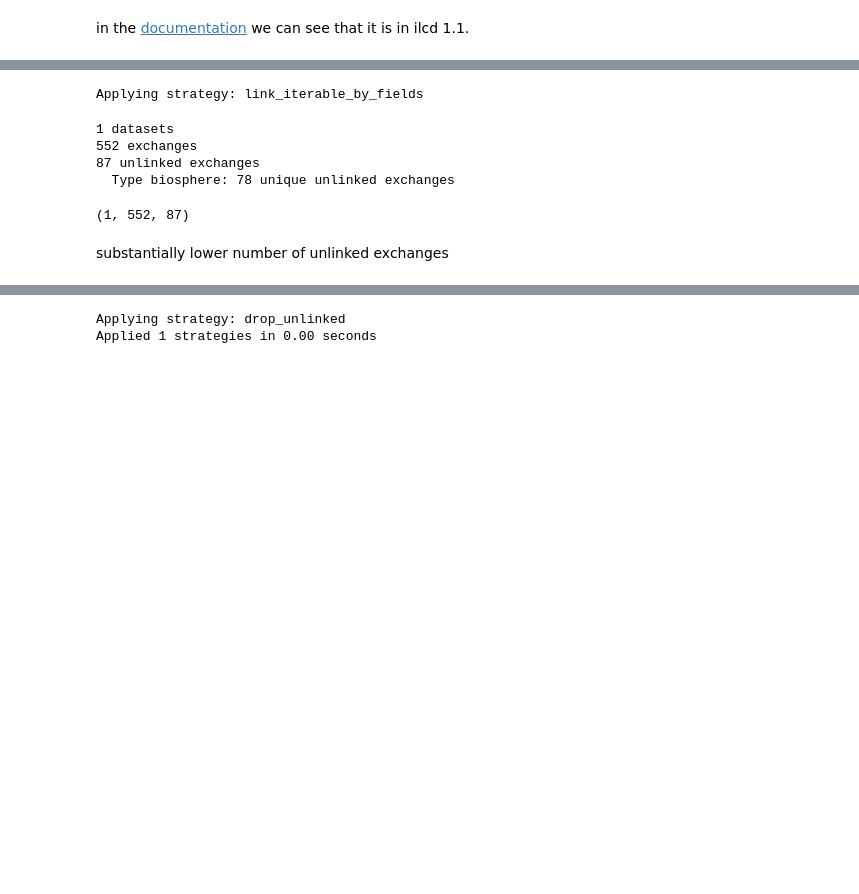
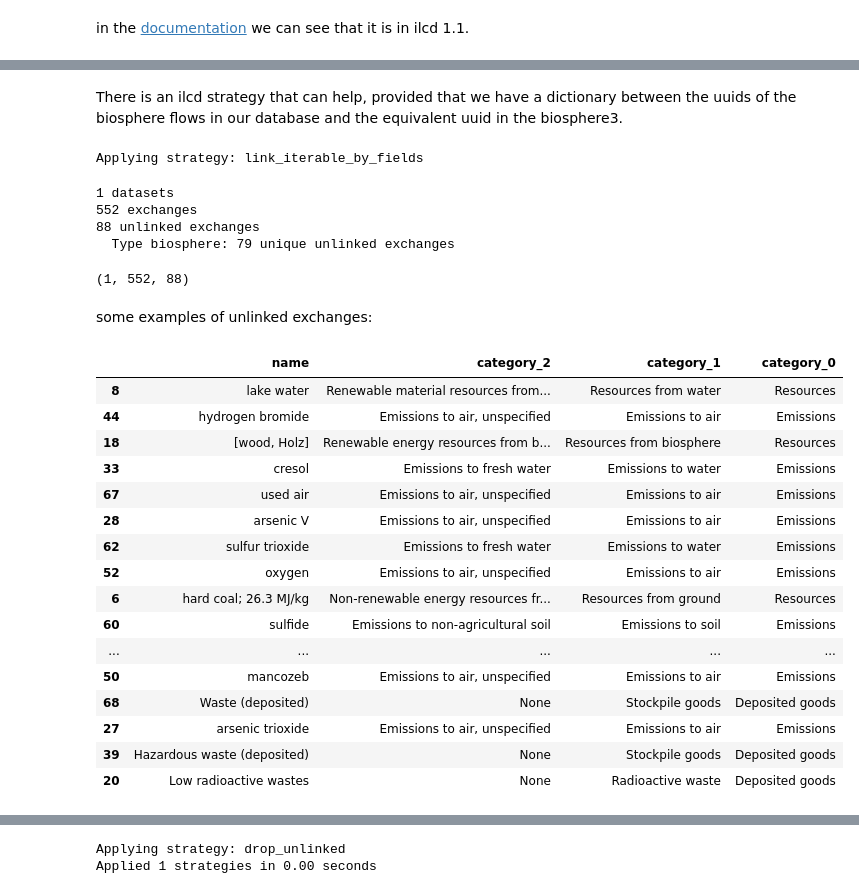
Before and after one commit to Depart-de-Sentier/brightcon-2023-talks, a Jupyter notebook: talks/ilcd_importer/brightcon.ipynb, the cells around one changed output, grey strips where cells are left out. Drawn from its saved outputs; the diff is of its cells as text; code cells hidden in the pictures; blank space fills up the shorter version.

```diff
--- a/talks/ilcd_importer/brightcon.ipynb
+++ b/talks/ilcd_importer/brightcon.ipynb
@@ -222,0 +210,5 @@ feel free to pick a different one (https://www.globallcadataaccess.org/)
+# %%
+path_to_example = Path('plastics_europe_example.zip')
+plastic_eu = ILCDImporter(dirpath= path_to_example,dbname='plastics_europe')
+plastic_eu.apply_strategies()
+plastic_eu.statistics()
@@ -265,3 +253,5 @@ mapping_dict = mapping_df.dropna().set_index('UUID OLD (ILCD 2016)').uuid_ecoinv
+# %% [markdown]
+There is an ilcd strategy that can help, provided that we have a dictionary between the uuids of the biosphere flows in our database and the equivalent uuid in the biosphere3.
 # %%
 plastic_eu.data = bw2io.strategies.ilcd.alternative_map_to_biosphere3(plastic_eu.data,
 mapping_dict)
@@ -269,12 +260,33 @@ plastic_eu.match_database('biosphere3',fields=['database','code','unit'])
 # %% [output]
 Applying strategy: link_iterable_by_fields
 # %%
+# substantially lower number of unlinked exchanges
 plastic_eu.statistics()
 # %% [output]
 1 datasets
 552 exchanges
-87 unlinked exchanges
-  Type biosphere: 78 unique unlinked exchanges
+88 unlinked exchanges
+  Type biosphere: 79 unique unlinked exchanges
-(1, 552, 87)
+(1, 552, 88)
-# %% [markdown]
-substantially lower number of unlinked exchanges
+# %% [markdown]
+some examples of unlinked exchanges:
+# %%
+pd.DataFrame(plastic_eu.unlinked)[['name','category_2','category_1','category_0',]].sample(20)
+# %% [output]
+|  | name | category_2 | category_1 | category_0 |
+| 8 | lake water | Renewable material resources from... | Resources from water | Resources |
+| 44 | hydrogen bromide | Emissions to air, unspecified | Emissions to air | Emissions |
+| 18 | [wood, Holz] | Renewable energy resources from b... | Resources from biosphere | Resources |
+| 33 | cresol | Emissions to fresh water | Emissions to water | Emissions |
+| 67 | used air | Emissions to air, unspecified | Emissions to air | Emissions |
+| 28 | arsenic V | Emissions to air, unspecified | Emissions to air | Emissions |
+| 62 | sulfur trioxide | Emissions to fresh water | Emissions to water | Emissions |
+| 52 | oxygen | Emissions to air, unspecified | Emissions to air | Emissions |
+| 6 | hard coal; 26.3 MJ/kg | Non-renewable energy resources fr... | Resources from ground | Resources |
+| 60 | sulfide | Emissions to non-agricultural soil | Emissions to soil | Emissions |
+| ... | ... | ... | ... | ... |
+| 50 | mancozeb | Emissions to air, unspecified | Emissions to air | Emissions |
+| 68 | Waste (deposited) | None | Stockpile goods | Deposited goods |
+| 27 | arsenic trioxide | Emissions to air, unspecified | Emissions to air | Emissions |
+| 39 | Hazardous waste (deposited) | None | Stockpile goods | Deposited goods |
+| 20 | Low radioactive wastes | None | Radioactive waste | Deposited goods |
```
Also changed, not shown: parts of 33 cells of this notebook.
